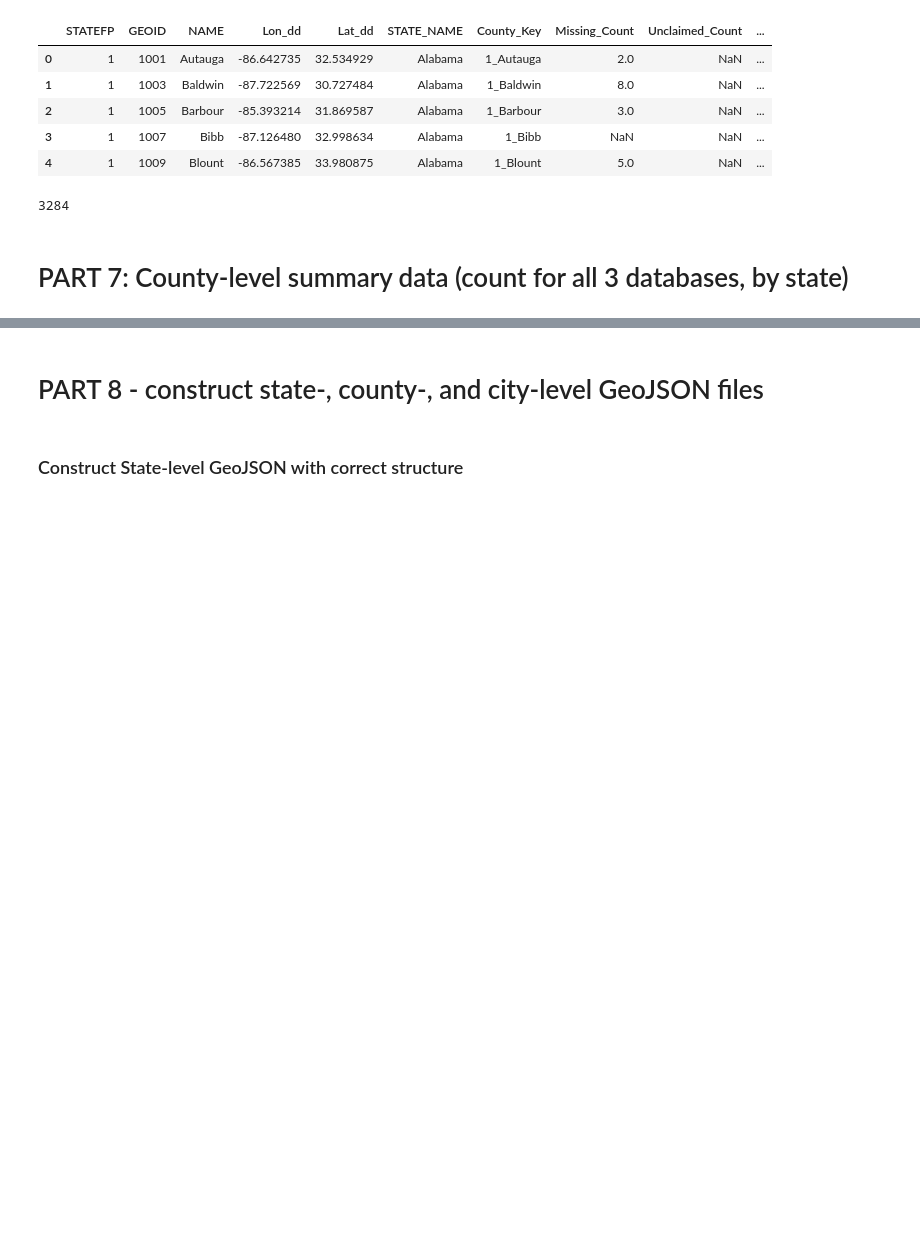
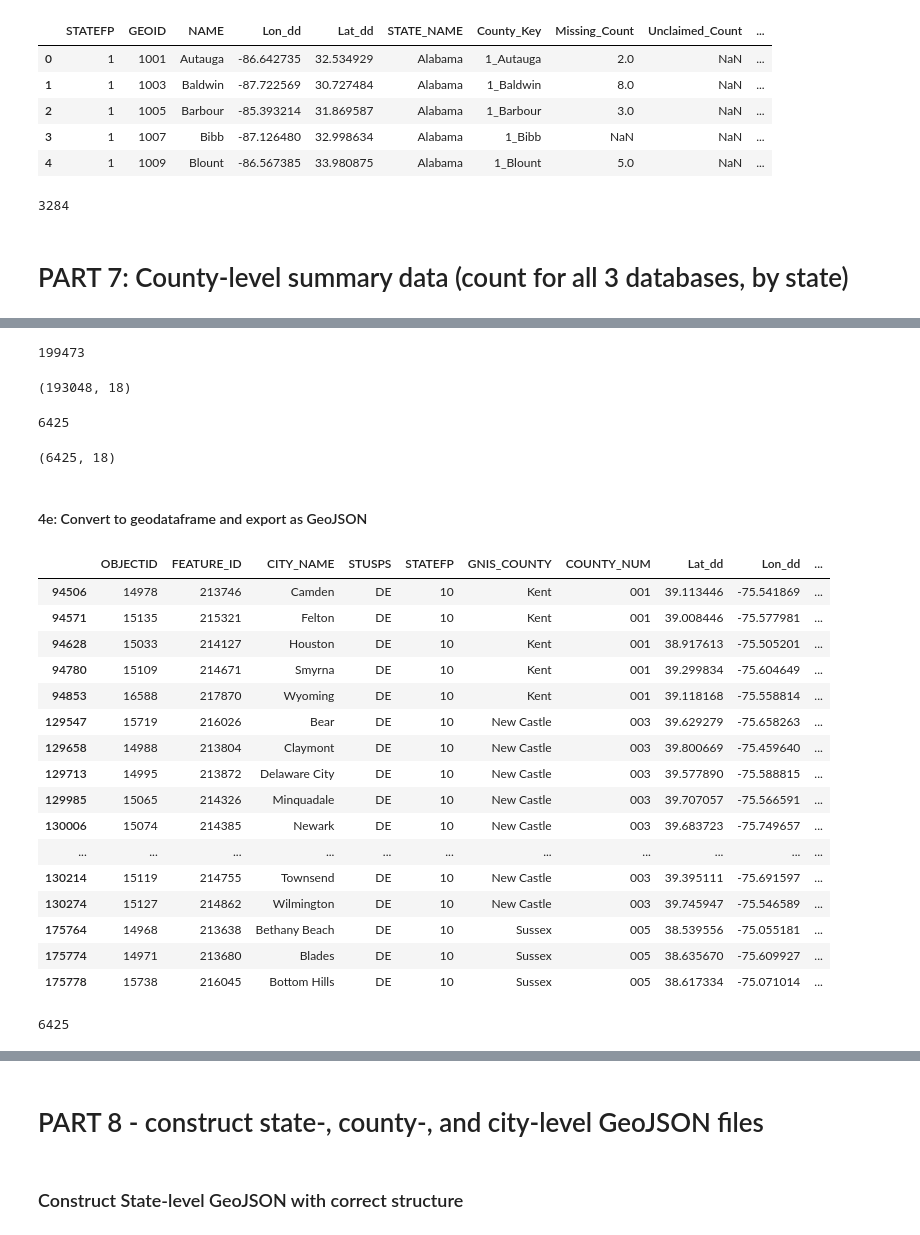
Before and after one commit to Christopher-Pierson/The-Lost-People, a Jupyter notebook: data/Data_mgmt_v2.ipynb, the cells around one changed output, grey strips where cells are left out. Saved outputs shown, nothing was run; the diff lists cells and outputs as text; code cells hidden in the pictures; blank space fills up the shorter version.

```diff
--- a/data/Data_mgmt_v2.ipynb
+++ b/data/Data_mgmt_v2.ipynb
@@ -3057,0 +3273,4 @@ summary_county_gdf.to_file("JSON/county_counts.json", driver="GeoJSON", encoding
+# %%
+# Add new column to dataframe, using the countyfp_city field as a key in the unclaimed_city_dict, to pull the correct unclaimed case count for each city
+summary_city_df['Unclaimed_Count'] = summary_city_df['COUNTYFP_CITY'].map(unclaimed_city_dict)
+summary_city_df.head()
@@ -3057,0 +3304,4 @@ summary_county_gdf.to_file("JSON/county_counts.json", driver="GeoJSON", encoding
+# %%
+# Add new column to dataframe, using the countyfp_city field as a key in the unidentified_city_dict, to pull the correct unidentified case count for each city
+summary_city_df['Unidentified_Count'] = summary_city_df['COUNTYFP_CITY'].map(unidentified_city_dict)
+summary_city_df.head()
@@ -3057,0 +3344,4 @@ summary_county_gdf.to_file("JSON/county_counts.json", driver="GeoJSON", encoding
+# %%
+# Note - may need to change -4 to -3, run, then change back to -4 and re-run. DON'T KNOW WHY
+summary_city_df['Total_Count'] = summary_city_df.iloc[:, -4:-1].sum(axis=1)
+summary_city_df.head(120780)
@@ -3057,0 +3362,45 @@ summary_county_gdf.to_file("JSON/county_counts.json", driver="GeoJSON", encoding
+# %%
+len(summary_city_df)
+# %% [output]
+199473
+# %%
+summary_city_zeros_df = summary_city_df.loc[summary_city_df['Total_Count']==0]
+summary_city_zeros_df.shape
+# %% [output]
+(193048, 18)
+# %%
+199473-193048
+# %% [output]
+6425
+# %%
+final_summary_city_df = summary_city_df[summary_city_df['Total_Count'] != 0]
+final_summary_city_df.shape
+# %% [output]
+(6425, 18)
+# %% [markdown]
+#### 4e: Convert to geodataframe and export as GeoJSON
+# %%
+# check final summary_city_df
+final_summary_city_df.head(20)
+# %% [output]
+|  | OBJECTID | FEATURE_ID | CITY_NAME | STUSPS | STATEFP | GNIS_COUNTY | COUNTY_NUM | Lat_dd | Lon_dd | ... |
+| 94506 | 14978 | 213746 | Camden | DE | 10 | Kent | 001 | 39.113446 | -75.541869 | ... |
+| 94571 | 15135 | 215321 | Felton | DE | 10 | Kent | 001 | 39.008446 | -75.577981 | ... |
+| 94628 | 15033 | 214127 | Houston | DE | 10 | Kent | 001 | 38.917613 | -75.505201 | ... |
+| 94780 | 15109 | 214671 | Smyrna | DE | 10 | Kent | 001 | 39.299834 | -75.604649 | ... |
+| 94853 | 16588 | 217870 | Wyoming | DE | 10 | Kent | 001 | 39.118168 | -75.558814 | ... |
+| 129547 | 15719 | 216026 | Bear | DE | 10 | New Castle | 003 | 39.629279 | -75.658263 | ... |
+| 129658 | 14988 | 213804 | Claymont | DE | 10 | New Castle | 003 | 39.800669 | -75.459640 | ... |
+| 129713 | 14995 | 213872 | Delaware City | DE | 10 | New Castle | 003 | 39.577890 | -75.588815 | ... |
+| 129985 | 15065 | 214326 | Minquadale | DE | 10 | New Castle | 003 | 39.707057 | -75.566591 | ... |
+| 130006 | 15074 | 214385 | Newark | DE | 10 | New Castle | 003 | 39.683723 | -75.749657 | ... |
+| ... | ... | ... | ... | ... | ... | ... | ... | ... | ... | ... |
+| 130214 | 15119 | 214755 | Townsend | DE | 10 | New Castle | 003 | 39.395111 | -75.691597 | ... |
+| 130274 | 15127 | 214862 | Wilmington | DE | 10 | New Castle | 003 | 39.745947 | -75.546589 | ... |
+| 175764 | 14968 | 213638 | Bethany Beach | DE | 10 | Sussex | 005 | 38.539556 | -75.055181 | ... |
+| 175774 | 14971 | 213680 | Blades | DE | 10 | Sussex | 005 | 38.635670 | -75.609927 | ... |
+| 175778 | 15738 | 216045 | Bottom Hills | DE | 10 | Sussex | 005 | 38.617334 | -75.071014 | ... |
+# %%
+len(final_summary_city_df)
+# %% [output]
+6425
```
Also changed, not shown: parts of 60 cells of this notebook, 1 other file.
